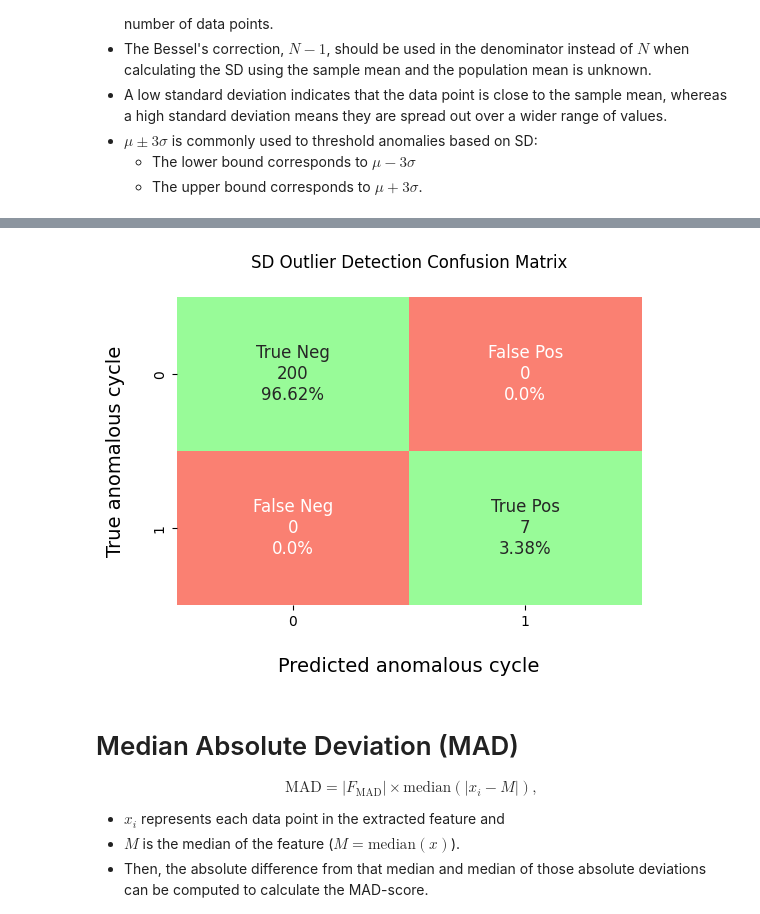
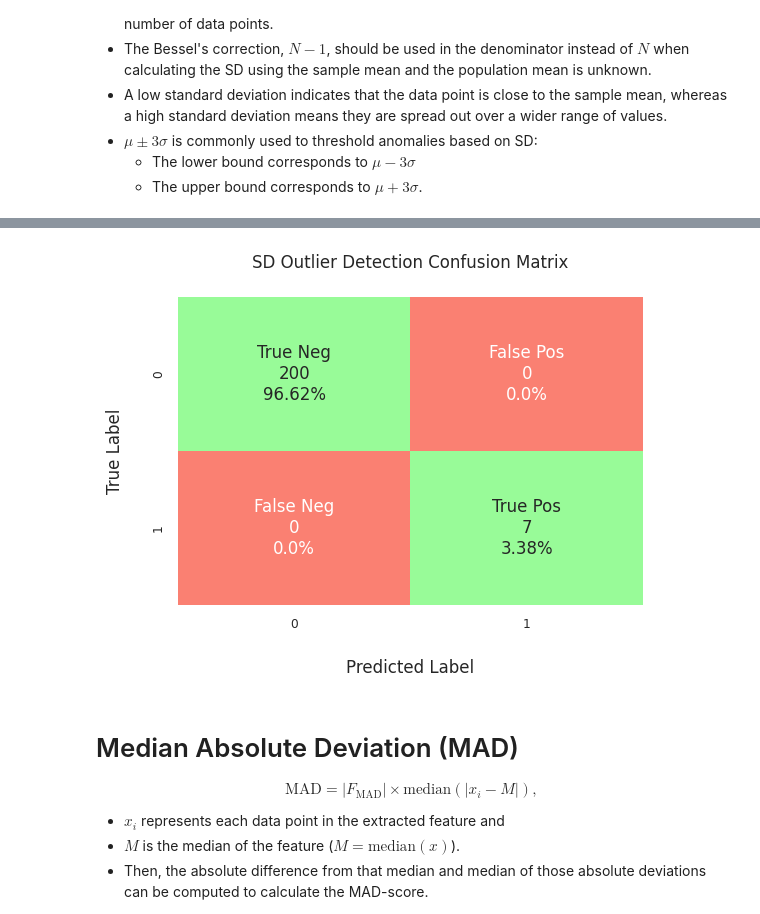
Before and after one commit to meichinpang/osbad, a Jupyter notebook: stats/stats_08_general_test_osbad.ipynb, the cells around one changed output, grey strips where cells are left out. Drawn from its saved outputs; the diff is of its cells as text; code cells hidden in the pictures.

Commit message:
Update x-axis and y-axis labels for the Confusion Matrix

```diff
--- a/stats/stats_08_general_test_osbad.ipynb
+++ b/stats/stats_08_general_test_osbad.ipynb
@@ -239,23 +242,26 @@ plt.show()
 # %%
 # Compare IQR predicted outliers with the true injected outliers
 y_true = df_univariate["value"].isin(outliers)
 y_pred = df_univariate["index"].isin(SD_outlier_index)
 
 # Generate custom confusion matrix
 axplot = modval.generate_confusion_matrix(
     y_true=np.array(y_true),
     y_pred=np.array(y_pred))
 
+axplot.set_xlabel("Predicted Label", fontsize=12)
+axplot.set_ylabel("True Label", fontsize=12)
+
 fig_title = "SD Outlier Detection Confusion Matrix"
 
 axplot.set_title(
     fig_title
     + "\n",
     fontsize=12)
 
 plt.show()
 # %% [output]
-[figure, old version]
+[figure, new version]
 # %% [markdown]
 # Median Absolute Deviation (MAD)
 
```
Also changed, not shown: parts of 7 cells of this notebook.
